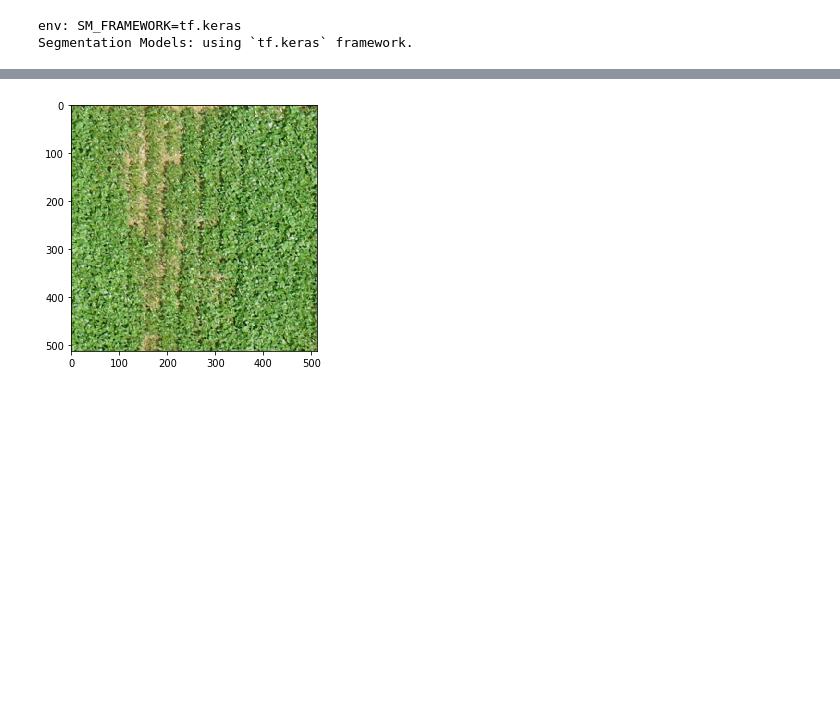
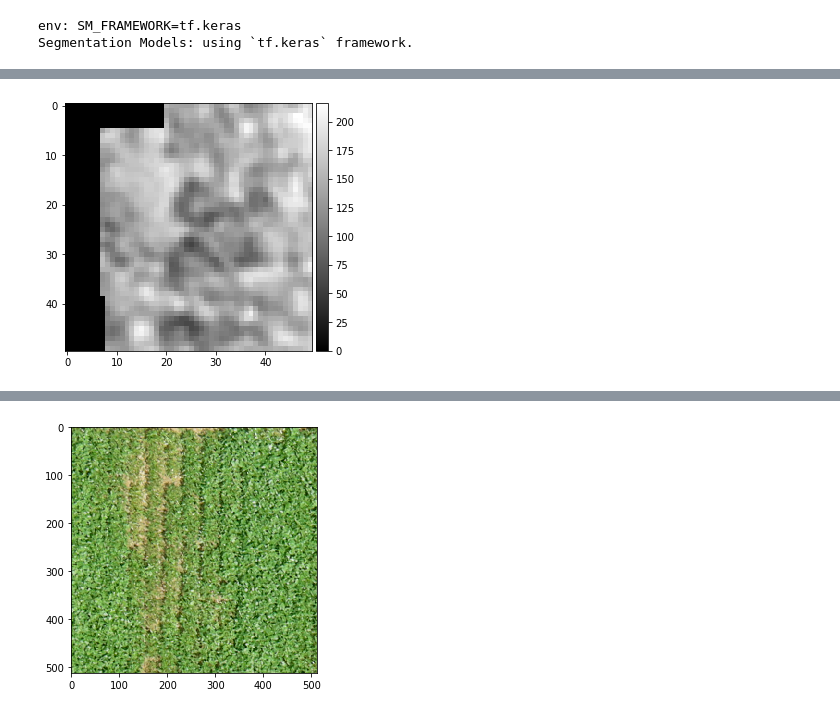
Before and after one commit to rodolfoarruda/MachineLearning, a Jupyter notebook: Pratica_ProcImg_v2.ipynb, the cells around one changed output, grey strips where cells are left out. Cells and saved outputs as stored; diff of their text form; code cells hidden in the pictures; blank space fills up the shorter version.

```diff
--- a/Pratica_ProcImg_v2.ipynb
+++ b/Pratica_ProcImg_v2.ipynb
@@ -372,0 +495,6 @@ Segmentation Models: using `tf.keras` framework.
+# %%
+aa = gray*img_rot_gray_mask
+# %%
+imshow(aa[100:150,100:150],cmap='gray');
+# %% [output]
+[figure, added]
```
Also changed, not shown: parts of 21 cells of this notebook.
